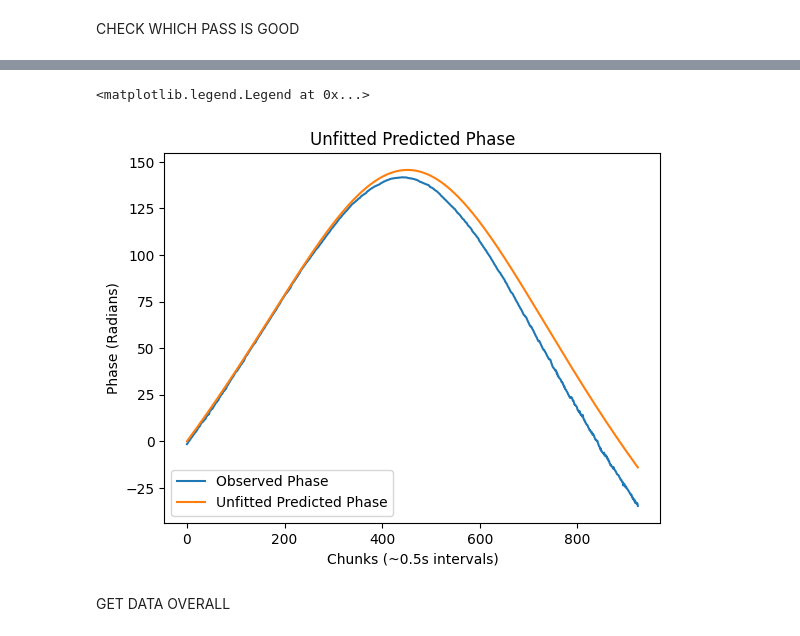
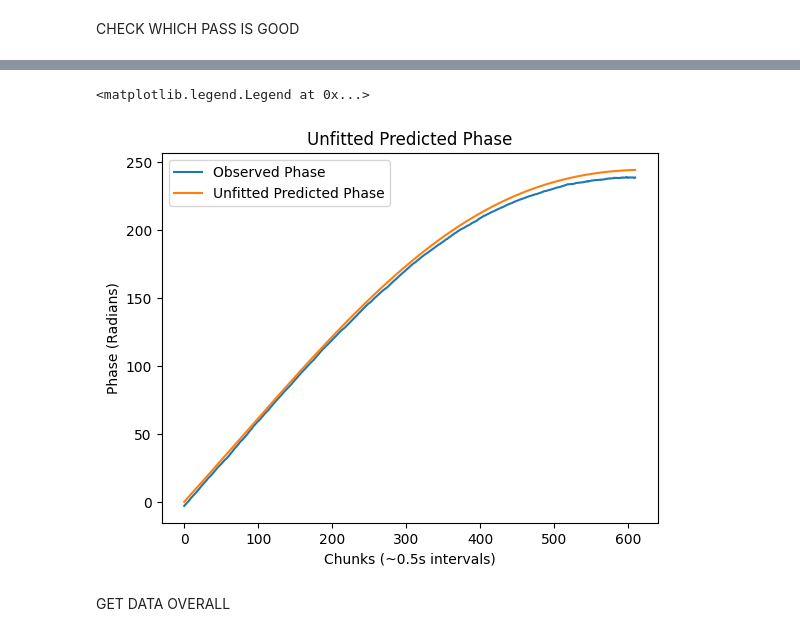
Before and after one commit to ALBATROS-Experiment/albatros_analysis, a Jupyter notebook: scripts/orbcomm/fitting/calib_iterate_pulse.ipynb, the cells around one changed output, grey strips where cells are left out. Cells and saved outputs as stored; diff of their text form; code cells hidden in the pictures.

```diff
--- a/scripts/orbcomm/fitting/calib_iterate_pulse.ipynb
+++ b/scripts/orbcomm/fitting/calib_iterate_pulse.ipynb
@@ -130,5 +144,5 @@ print(good_info)
 # %%
-pulse_idx = 5
+pulse_idx = 30
 
 #--------times-----
 relative_start_time = info[pulse_idx][0][0]
@@ -206,6 +220,6 @@ DONE PULSE 5. TIME: 58.6619074344635
 # %%
 plt.plot(obs, label="Observed Phase")
-plt.plot(ch.phase_pred(a2_coords, 5, info, context), label="Unfitted Predicted Phase")
+plt.plot(ch.phase_pred(a2_coords, pulse_idx, info, context), label="Unfitted Predicted Phase")
 plt.xlabel("Chunks (~0.5s intervals)")
 plt.ylabel("Phase (Radians)")
 plt.title("Unfitted Predicted Phase")
@@ -215,5 +229,5 @@ catalog #25338 epoch 2024-07-25 21:09:12 UTC
 <matplotlib.legend.Legend at 0x...>
-[figure, old version]
+[figure, new version]
 # %% [markdown]
 GET DATA OVERALL
 # %%
```
Also changed, not shown: parts of 15 cells of this notebook, 4 other files.
